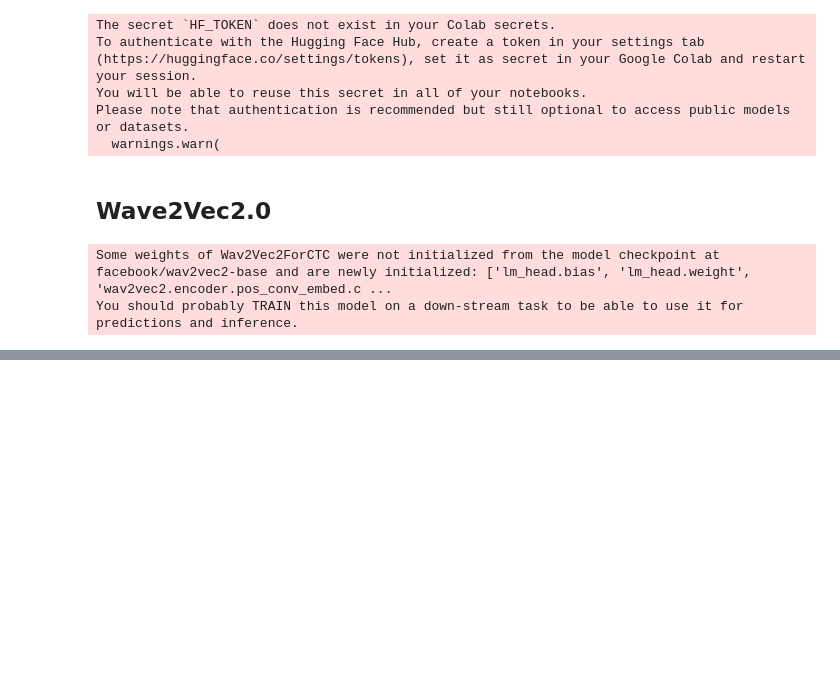
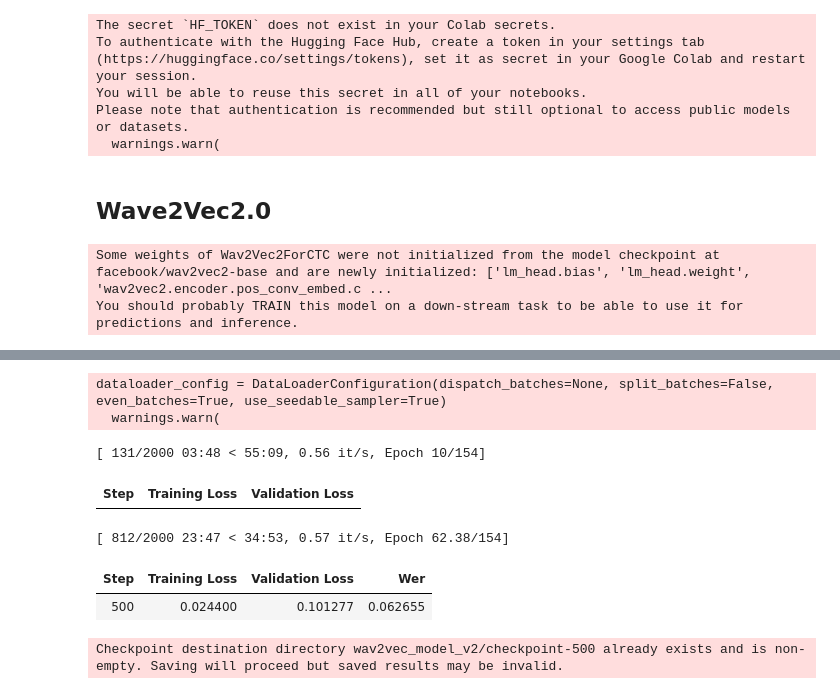
Before and after one commit to karank85/speech-recognition, a Jupyter notebook: Project2_DL_Speech_Recognition.ipynb, the cells around one changed output, grey strips where cells are left out. Drawn from its saved outputs; the diff is of its cells as text; code cells hidden in the pictures; blank space fills up the shorter version.

Commit message:
able to train + modelengine

```diff
--- a/Project2_DL_Speech_Recognition.ipynb
+++ b/Project2_DL_Speech_Recognition.ipynb
@@ -302,0 +267,40 @@ OutOfMemoryError: CUDA out of memory. Tried to allocate 3.27 GiB. GPU 0 has a to
+# %%
+from transformers import TrainingArguments, Trainer
+
+training_args = TrainingArguments(
+    output_dir="wav2vec_model_v2",  # Output directory to save model checkpoints and logs
+    group_by_length=True,  # Group samples of roughly the same length together to minimize padding
+    per_device_train_batch_size=16,  # Batch size per GPU/device during training
+    evaluation_strategy="steps",  # Evaluate every `eval_steps`
+    fp16=True,  # Use mixed precision training with automatic mixed precision scaler
+    save_steps=500,  # Save model checkpoint every `save_steps`
+    eval_steps=500,  # Evaluate model every `eval_steps`
+    logging_steps=100,  # Log training metrics every `logging_steps`
+    learning_rate=1e-4,  # Learning rate
+    weight_decay=0.01,  # Weight decay to prevent overfitting
+    warmup_steps=500,  # Warmup steps for learning rate scheduler
+    save_total_limit=2,  # Limit the total number of saved checkpoints
+    max_steps=2000,  # Maximum number of training steps
+)
+
+# Define Trainer
+trainer = Trainer(
+    model=model,  # Model to be trained
+    args=training_args,  # Training arguments
+    train_dataset=encoded_datasets["train"],  # Training dataset
+    eval_dataset=encoded_datasets["test"],  # Evaluation dataset
+    tokenizer=processor,  # Tokenizer for preprocessing inputs
+    data_collator=data_collator,  # Data collator for batching and padding
+    compute_metrics=compute_metrics,  # Function to compute evaluation metrics
+)
+
+trainer.train()
+# %% [output]
+dataloader_config = DataLoaderConfiguration(dispatch_batches=None, split_batches=False, even_batches=True, use_seedable_sampler=True)
+  warnings.warn(
+[ 131/2000 03:48 < 55:09, 0.56 it/s, Epoch 10/154]
+| Step | Training Loss | Validation Loss |
+[ 812/2000 23:47 < 34:53, 0.57 it/s, Epoch 62.38/154]
+| Step | Training Loss | Validation Loss | Wer |
+| 500 | 0.024400 | 0.101277 | 0.062655 |
+Checkpoint destination directory wav2vec_model_v2/checkpoint-500 already exists and is non-empty. Saving will proceed but saved results may be invalid.
```
Also changed, not shown: parts of 3 cells of this notebook.
